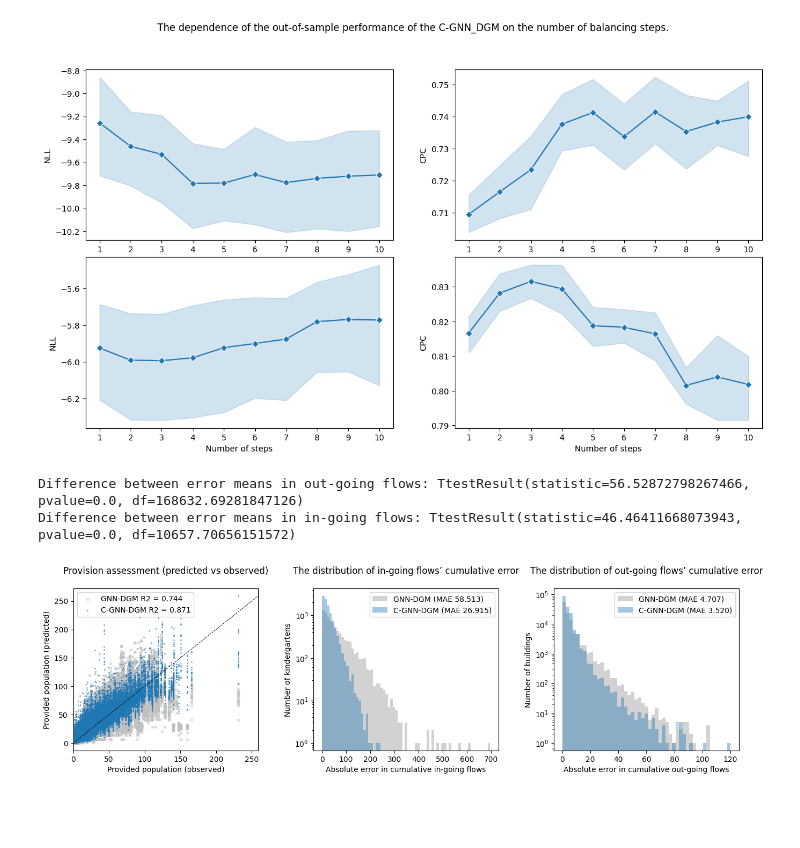
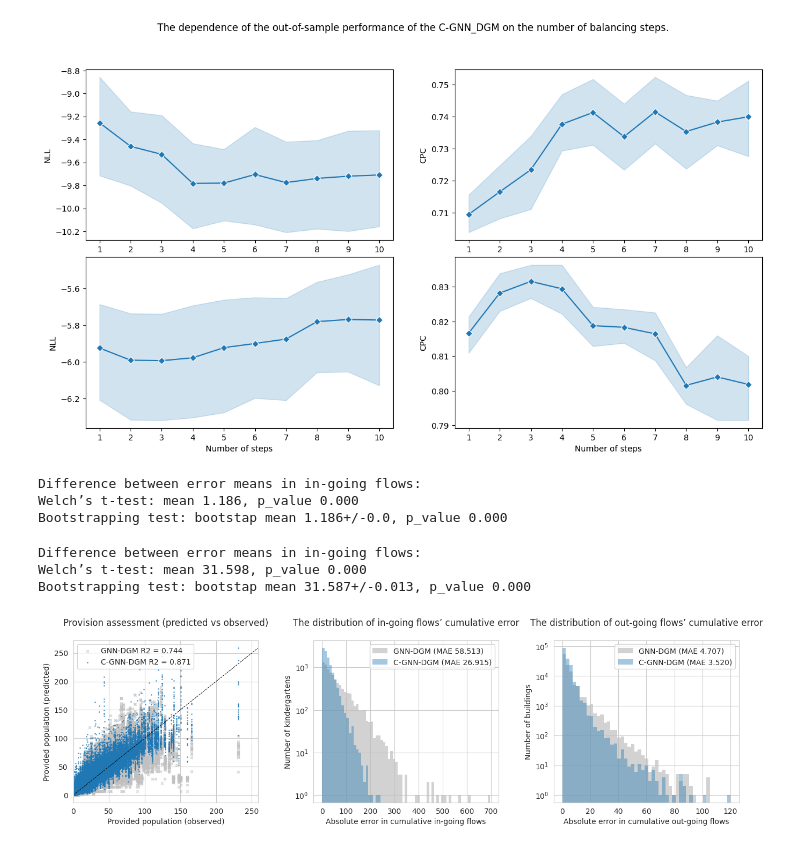
Before and after one commit to RitaMargari/urban-facilities-provision, a Jupyter notebook: main.ipynb, the cells around one changed output. Drawn from its saved outputs; the diff is of its cells as text; code cells hidden in the pictures; blank space fills up the shorter version.

Commit message:
Add bootstrap

```diff
--- a/main.ipynb
+++ b/main.ipynb
@@ -874,10 +904,12 @@ def get_provision_plots(y_hat_baseline_lst, y_hat_new_lst, dataset, fig_name):
         log=True
         )
 
-    print(
-        "Difference between error means in out-going flows:",
-        scipy.stats.ttest_ind(xs_baseline_diff, xs_new_diff, equal_var=False, alternative='greater')
-        )
+    ttest = scipy.stats.ttest_ind(xs_baseline_diff, xs_new_diff, equal_var=False, alternative='greater')
+    error_mean = np.mean(xs_baseline_diff) - np.mean(xs_new_diff)
+    boot_mean, boot_p_value = get_bootstrap(pd.Series(xs_baseline_diff), pd.Series(xs_new_diff), type='greater')
+    print("Difference between error means in in-going flows:")
+    print("Welch’s t-test: mean {:.3f}, p_value {:.3f}".format(error_mean, ttest.pvalue))
+    print("Bootstrapping test: bootstap mean {}, p_value {:.3f}".format(boot_mean, boot_p_value))
 
     xt = np.array(x_t[:, 1].repeat(len(y_hat_baseline_lst)))
     xt_baseline_diff = y_sum_j_hat_baseline_lst - xt
@@ -908,10 +940,12 @@ def get_provision_plots(y_hat_baseline_lst, y_hat_new_lst, dataset, fig_name):
         log=True
         )
 
-    print(
-        "Difference between error means in in-going flows:",
-        scipy.stats.ttest_ind(xt_baseline_diff, xt_new_diff, equal_var=False, alternative='greater')
-        )
+    ttest = scipy.stats.ttest_ind(xt_baseline_diff, xt_new_diff, equal_var=False, alternative='greater')
+    error_mean = np.mean(xt_baseline_diff) - np.mean(xt_new_diff)
+    boot_mean, boot_p_value = get_bootstrap(pd.Series(xt_baseline_diff), pd.Series(xt_new_diff), type='greater')
+    print("Difference between error means in in-going flows:")
+    print("Welch’s t-test: mean {:.3f}, p_value {:.3f}".format(error_mean, ttest.pvalue))
+    print("Bootstrapping test: bootstap mean {}, p_value {:.3f}".format(boot_mean, boot_p_value))
 
     ax1.scatter(
         y_sum_i_lst,
@@ -953,11 +987,15 @@ def get_provision_plots(y_hat_baseline_lst, y_hat_new_lst, dataset, fig_name):
     plt.savefig(fig_name, dpi=300)
     plt.show()
 # %%
-get_provision_plots(dcgm_gnn_y, dcgm_dc_gnn_y, dataset_dcgm, fig_name="dataset_dcgm_error_hist.png")
+a = get_provision_plots(dcgm_gnn_y, dcgm_dc_gnn_y, dataset_dcgm, fig_name="dataset_dcgm_error_hist.png")
 # %% [output]
-Difference between error means in out-going flows: TtestResult(statistic=56.52872798267466, pvalue=0.0, df=168632.69281847126)
-Difference between error means in in-going flows: TtestResult(statistic=46.46411668073943, pvalue=0.0, df=10657.70656151572)
+Difference between error means in in-going flows:
+Welch’s t-test: mean 1.186, p_value 0.000
+Bootstrapping test: bootstap mean 1.186+/-0.0, p_value 0.000
+Difference between error means in in-going flows:
+Welch’s t-test: mean 31.598, p_value 0.000
+Bootstrapping test: bootstap mean 31.587+/-0.013, p_value 0.000
-[figure, old version]
+[figure, new version]
 # %%
 get_provision_plots(ilp_gnn_y, ilp_dc_gnn_y, dataset_ilp, fig_name="dataset_ilp_error_hist.png")
 # %% [output]
```
Also changed, not shown: parts of 9 cells of this notebook.
